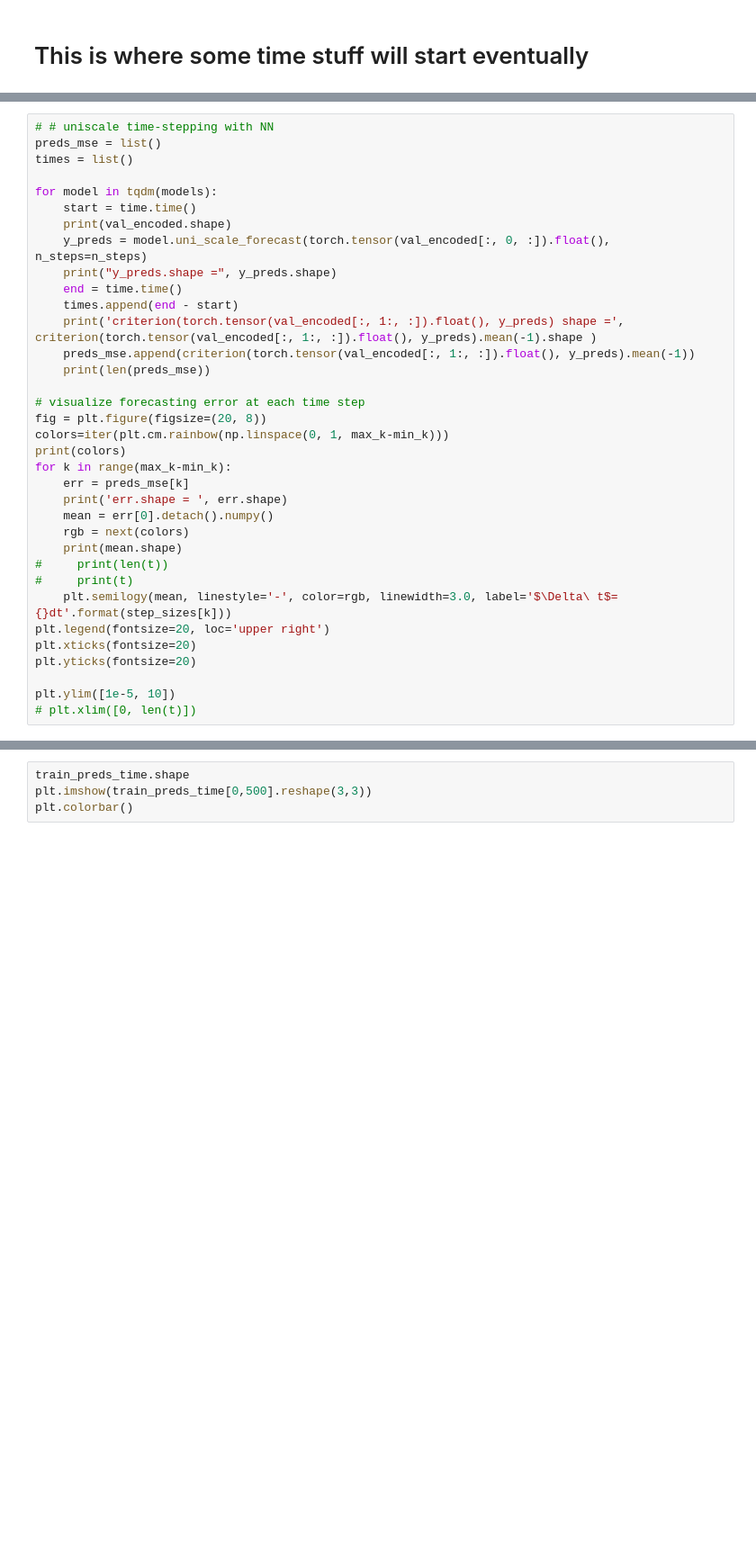
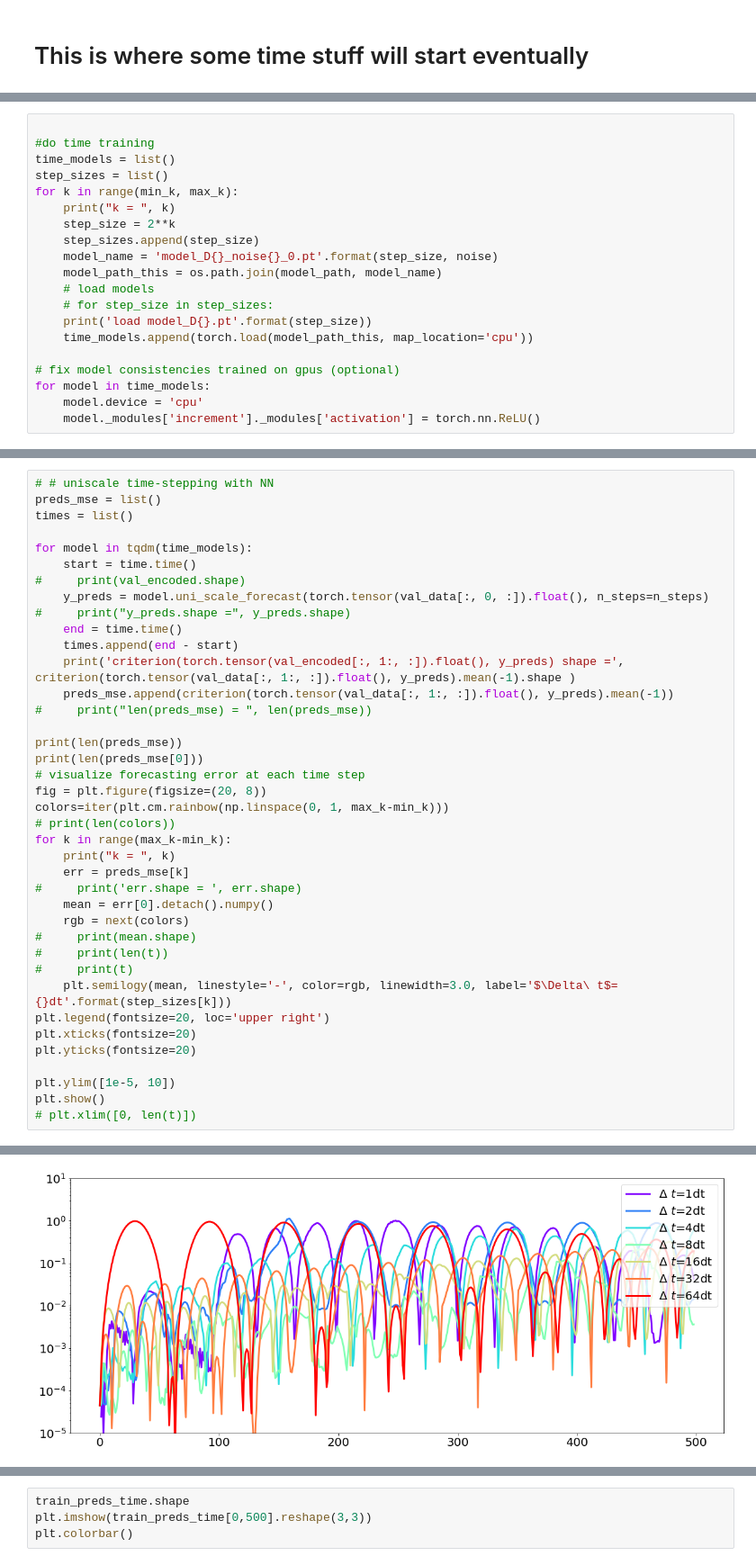
Before and after one commit to KatieJ16/Time_Space_multiscale, a Jupyter notebook: scripts/MrCAE_toy2_everything_averages.ipynb, the cells around one changed output, grey strips where cells are left out. Shown at 90% size. Drawn from its saved outputs; the diff is of its cells as text; blank space fills up the shorter version.

```diff
--- a/scripts/MrCAE_toy2_everything_averages.ipynb
+++ b/scripts/MrCAE_toy2_everything_averages.ipynb
@@ -176,0 +287,20 @@ val_encoded.shape
+# %%
+
+#do time training
+time_models = list()
+step_sizes = list()
+for k in range(min_k, max_k):
+    print("k = ", k)
+    step_size = 2**k
+    step_sizes.append(step_size)
+    model_name = 'model_D{}_noise{}_0.pt'.format(step_size, noise)
+    model_path_this = os.path.join(model_path, model_name)
+    # load models
+    # for step_size in step_sizes:
+    print('load model_D{}.pt'.format(step_size))
+    time_models.append(torch.load(model_path_this, map_location='cpu'))
+
+# fix model consistencies trained on gpus (optional)
+for model in time_models:
+    model.device = 'cpu'
+    model._modules['increment']._modules['activation'] = torch.nn.ReLU()
@@ -179,27 +332,30 @@ val_encoded.shape
 preds_mse = list()
 times = list()
 
-for model in tqdm(models):
+for model in tqdm(time_models):
     start = time.time()
-    print(val_encoded.shape)
-    y_preds = model.uni_scale_forecast(torch.tensor(val_encoded[:, 0, :]).float(), n_steps=n_steps)
-    print("y_preds.shape =", y_preds.shape)
+#     print(val_encoded.shape)
+    y_preds = model.uni_scale_forecast(torch.tensor(val_data[:, 0, :]).float(), n_steps=n_steps)
+#     print("y_preds.shape =", y_preds.shape)
     end = time.time()
     times.append(end - start)
-    print('criterion(torch.tensor(val_encoded[:, 1:, :]).float(), y_preds) shape =', criterion(torch.tensor(val_encoded[:, 1:, :]).float(), y_preds).mean(-1).shape )
-    preds_mse.append(criterion(torch.tensor(val_encoded[:, 1:, :]).float(), y_preds).mean(-1))
-    print(len(preds_mse))
+    print('criterion(torch.tensor(val_encoded[:, 1:, :]).float(), y_preds) shape =', criterion(torch.tensor(val_data[:, 1:, :]).float(), y_preds).mean(-1).shape )
+    preds_mse.append(criterion(torch.tensor(val_data[:, 1:, :]).float(), y_preds).mean(-1))
+#     print("len(preds_mse) = ", len(preds_mse))
 
+print(len(preds_mse))
+print(len(preds_mse[0]))
 # visualize forecasting error at each time step
 fig = plt.figure(figsize=(20, 8))
 colors=iter(plt.cm.rainbow(np.linspace(0, 1, max_k-min_k)))
-print(colors)
+# print(len(colors))
 for k in range(max_k-min_k):
+    print("k = ", k)
     err = preds_mse[k]
-    print('err.shape = ', err.shape)
+#     print('err.shape = ', err.shape)
     mean = err[0].detach().numpy()
     rgb = next(colors)
-    print(mean.shape)
+#     print(mean.shape)
 #     print(len(t))
 #     print(t)
     plt.semilogy(mean, linestyle='-', color=rgb, linewidth=3.0, label='$\Delta\ t$={}dt'.format(step_sizes[k]))
@@ -208,4 +364,6 @@ plt.xticks(fontsize=20)
 plt.yticks(fontsize=20)
 
 plt.ylim([1e-5, 10])
+plt.show()
 # plt.xlim([0, len(t)])
+# %% [output]
@@ -212,3 +387,4 @@ plt.ylim([1e-5, 10])
+[figure, added]
 # %%
 fig = plt.figure(figsize=(20, 8))
 colors=iter(plt.cm.rainbow(np.linspace(0, 1, max_k-min_k)))
```
Also changed, not shown: parts of 13 cells of this notebook.
